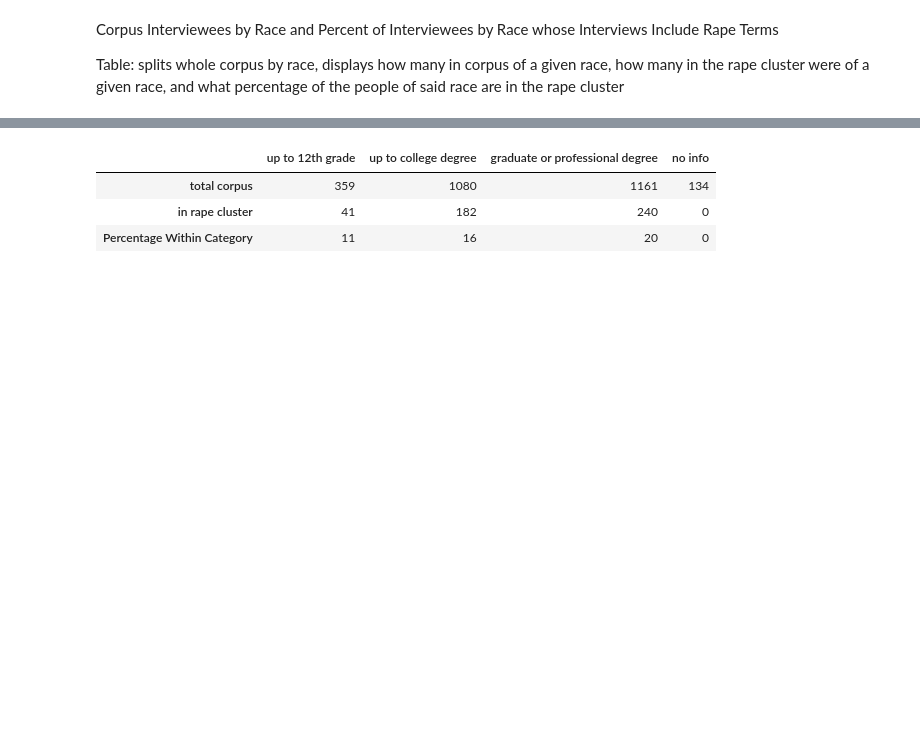
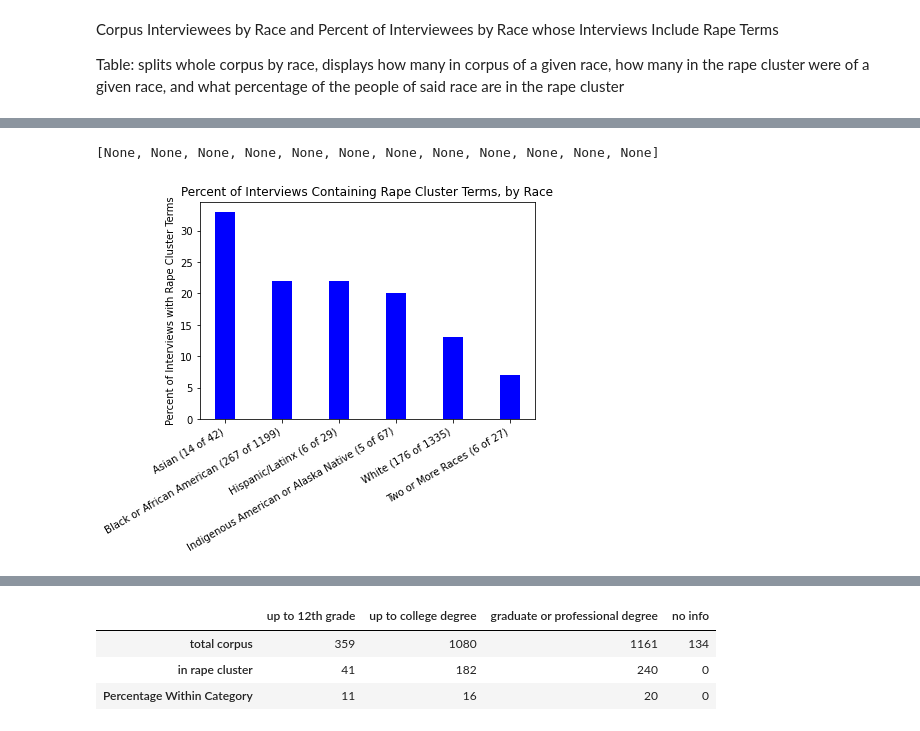
Before and after one commit to ohtap/ohtap, a Jupyter notebook: Research Question 1/RQ1 code.ipynb, the cells around one changed output, grey strips where cells are left out. Drawn from its saved outputs; the diff is of its cells as text; code cells hidden in the pictures; blank space fills up the shorter version.

```diff
--- a/Research Question 1/RQ1 code.ipynb
+++ b/Research Question 1/RQ1 code.ipynb
@@ -359,3 +360,33 @@ pyplot.setp(ax.get_xticklabels(), rotation=30, horizontalalignment='right')
+# %%
+N = 6
+
+ind = np.arange(N)
+values=[]
+
+# some example data
+
+values=[x[1] for x in data_sorted]
+
+
+values = np.array(values)
+
+races=[x[0] for x in data_sorted]
+hits_formatted=[x[2] for x in data_sorted]
+total=[x[3] for x in data_sorted]
+x = range(len(values))
+
+
+# and plot it
+fig, ax = pyplot.subplots()
+ax.bar(ind, values, .35, color="b")
+ax.set_xticks(ind)
+ax.set_xticklabels([str(races[i])+" ("+str(hits_formatted[i])+" of " + str(total[i])+")" for i in range (len(races))])
+ax.set_title('Percent of Interviews Containing Rape Cluster Terms, by Race')
+ax.set_ylabel('Percent of Interviews with Rape Cluster Terms')
+pyplot.setp(ax.get_xticklabels(), rotation=30, horizontalalignment='right')
+# %% [output]
+[None, None, None, None, None, None, None, None, None, None, None, None]
+[figure, added]
 # %%
 race=["Asian", "Black or African American", "Hispanic/Latinx", "Indigenous American or Alaska Native", "White", "Two or More Races"]
 total=[]
```
Also changed, not shown: parts of 4 cells of this notebook.
